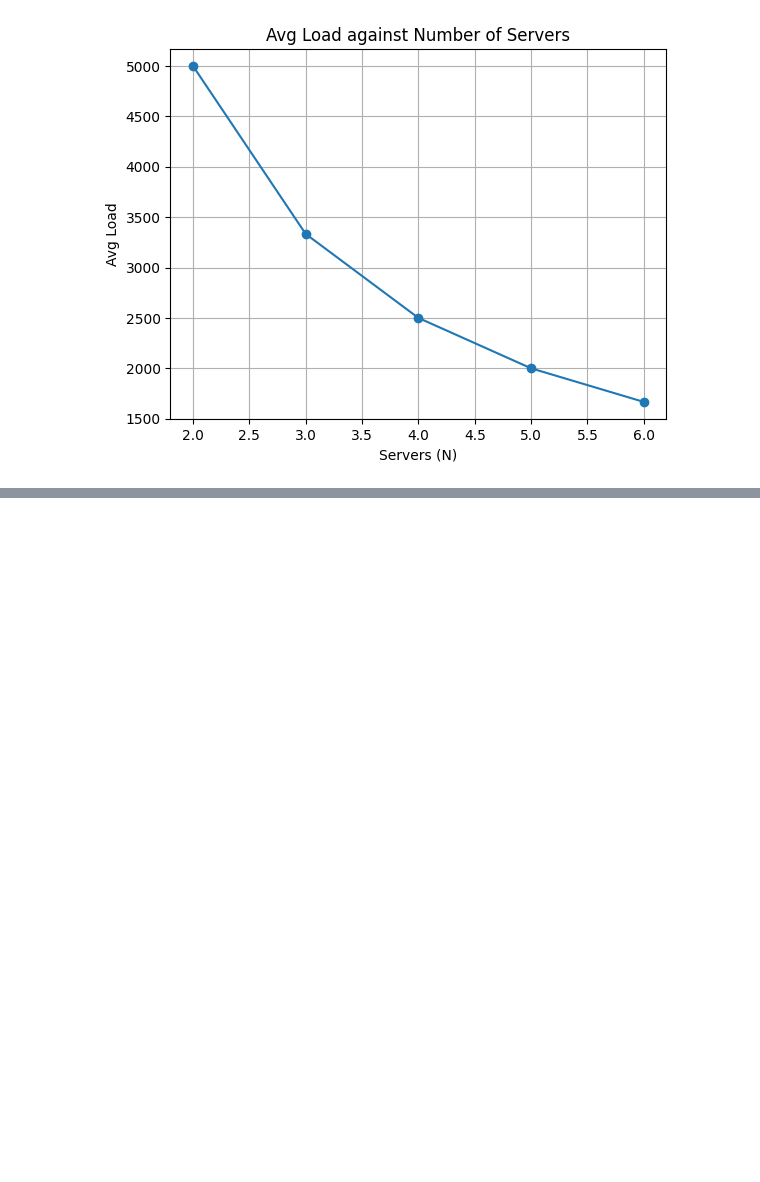
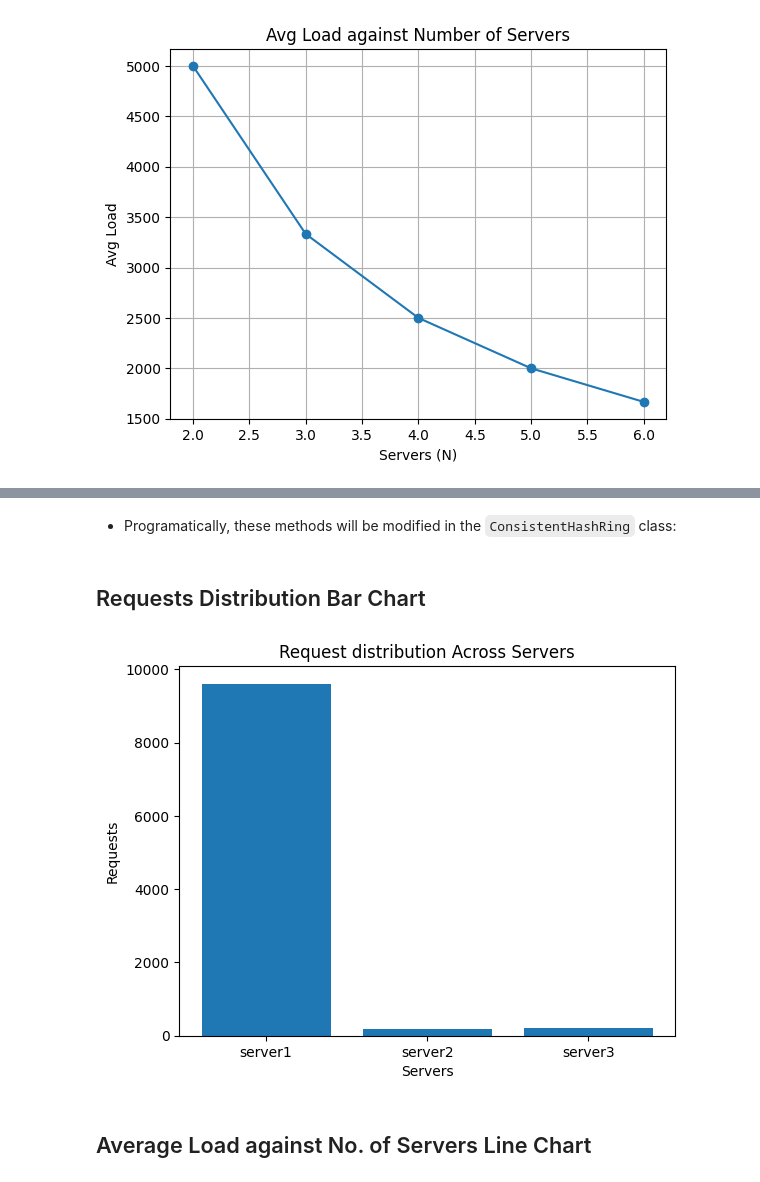
Before and after one commit to Twna-Jane/Load-Balancer-Distributed-System, a Jupyter notebook: TASK_4/analysis.ipynb, the cells around one changed output, grey strips where cells are left out. Cells and saved outputs as stored; diff of their text form; code cells hidden in the pictures; blank space fills up the shorter version.

```diff
--- a/TASK_4/analysis.ipynb
+++ b/TASK_4/analysis.ipynb
@@ -61,7 +61,7 @@ async def count_requests_per_server():
 # %% [markdown]
 ### Requests Distribution Bar Chart
 # %%
-async def main():
+async def show_requests_distribution():
     """Plots a bar chart showing the number of requests per server."""
     requests_count = await count_requests_per_server()
     servers = sorted(requests_count.keys())
@@ -73,7 +73,7 @@ async def main():
     plt.ylabel("Requests")
     plt.show()
 
-await main()
+await show_requests_distribution()
 # %% [output]
 [figure]
 # %% [markdown]
@@ -136,0 +264,2 @@ N=6, Avg load: 1666.67
+# %% [markdown]
+- Programatically, these methods will be modified in the `ConsistentHashRing` class:
@@ -136,0 +277,20 @@ N=6, Avg load: 1666.67
+# %% [markdown]
+## Requests Distribution Bar Chart
+# %%
+async def show_requests_distribution():
+    """Plots a bar chart showing the number of requests per server."""
+    requests_count = await count_requests_per_server()
+    servers = sorted(requests_count.keys())
+    counts = list(requests_count.values())
+
+    plt.bar(servers, counts)
+    plt.title("Request distribution Across Servers")
+    plt.xlabel("Servers")
+    plt.ylabel("Requests")
+    plt.show()
+
+await show_requests_distribution()
+# %% [output]
+[figure, added]
+# %% [markdown]
+## Average Load against No. of Servers Line Chart
```
Also changed, not shown: parts of 25 cells of this notebook, 2 other files.
